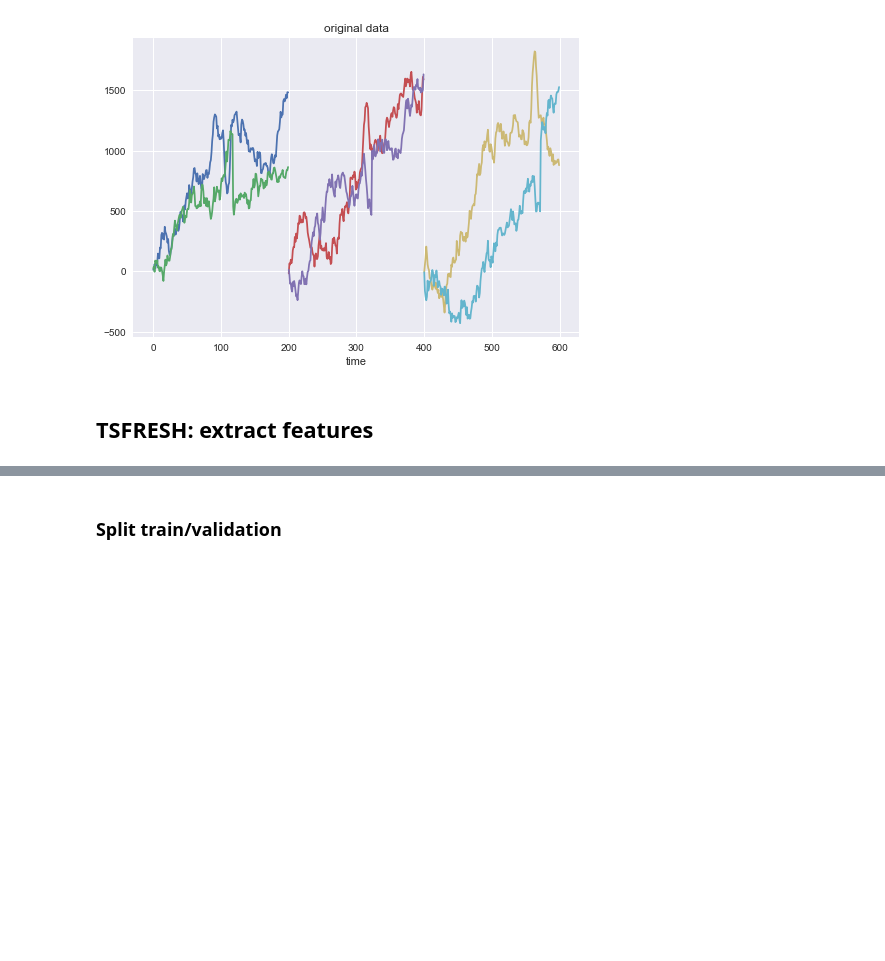
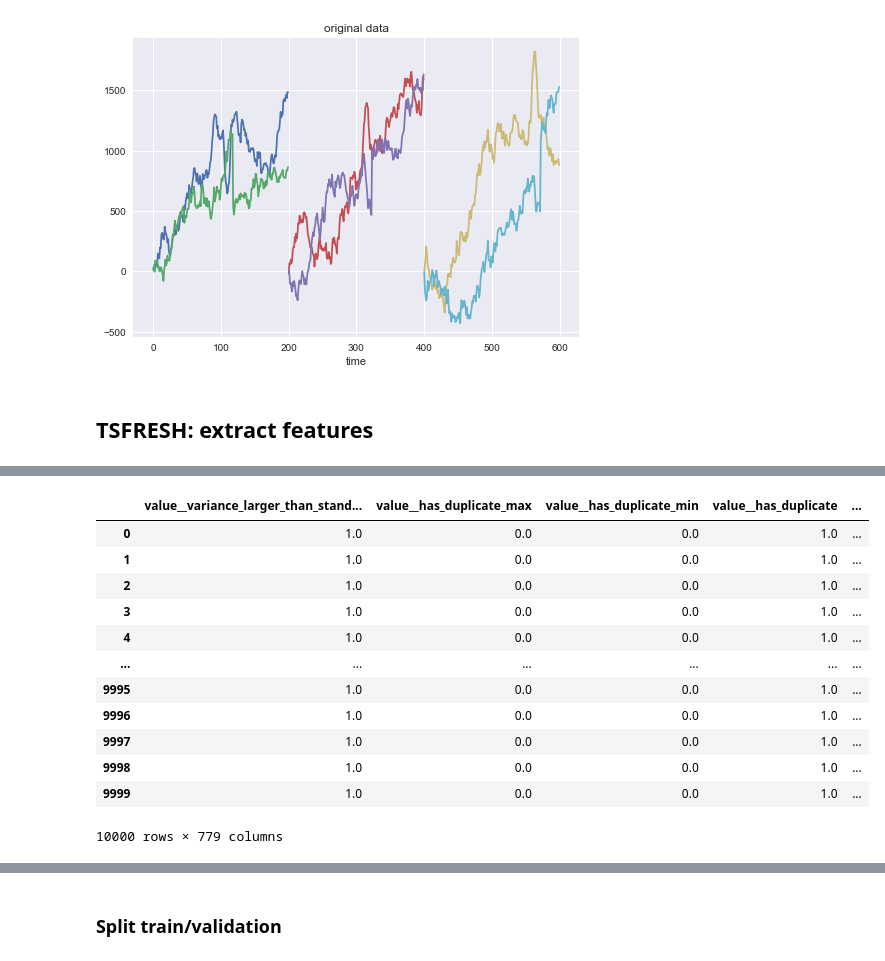
Before and after one commit to emersonvero/LoCP2, a Jupyter notebook: 04_XGBoost/2219_assignment_04.ipynb, the cells around one changed output, grey strips where cells are left out. Cells and saved outputs as stored; diff of their text form; code cells hidden in the pictures; blank space fills up the shorter version.

```diff
--- a/04_XGBoost/2219_assignment_04.ipynb
+++ b/04_XGBoost/2219_assignment_04.ipynb
@@ -40,6 +40,7 @@ fnamey='DATA/y_'+str0
 x=np.load(fnamex)
 y=np.load(fnamey)
 
+'''
 #rearranging the labels to be unidimensional
 y_2=[]
 for i in range(len(y)):
@@ -48,8 +49,10 @@ for i in range(len(y)):
             y_2.append(j)
 
 y=np.array(y_2)
+'''
 
-N,L = len(x), len(x[0])
+n_class = 3
+N,L,D = len(x), len(x[0]), x.shape[2]
 
 """
 we split the data after
@@ -58,4 +61,7 @@ N_train= int(N*0.8)
 x_train,y_train = x[:N_train],y[:N_train]
 x_test,y_test = x[N_train:],y[N_train:]
 """
+
+print(x.shape)
+print(y.shape)
 # %% [output]
@@ -95,3 +102,8 @@ def get_df(x):
 
     #return dataframe
     return pd.DataFrame(x_dict)
+# %%
+#first timeserie
+
+df1=get_df(x[:,:,0])
+df1
@@ -102,7 +141,7 @@ ValueError: All arrays must be of the same length
 # %%
 #extract features
-x_features = extract_features(
-                            df, #our dataframe
+x_features1 = extract_features(
+                            df1, #our dataframe
                             column_id='id', #sample id, from 0 to N
                             column_sort='time', #timestep, from 0 to t
                             column_kind=None, #we have only one feature
@@ -111,7 +158,24 @@ x_features = extract_features(
 # %%
 #remove columns with NaN or inf
-x_features.replace([np.inf, -np.inf], np.nan)
-x_features = x_features.dropna(axis='columns')
+x_features1.replace([np.inf, -np.inf], np.nan)
+x_features1 = x_features1.dropna(axis='columns')
+
+x_features2.replace([np.inf, -np.inf], np.nan)
+x_features2 = x_features2.dropna(axis='columns')
 # %%
 #look at clean x_features
-x_features
+x_features1
+# %% [output]
+|  | value__variance_larger_than_stand... | value__has_duplicate_max | value__has_duplicate_min | value__has_duplicate | ... |
+| 0 | 1.0 | 0.0 | 0.0 | 1.0 | ... |
+| 1 | 1.0 | 0.0 | 0.0 | 1.0 | ... |
+| 2 | 1.0 | 0.0 | 0.0 | 1.0 | ... |
+| 3 | 1.0 | 0.0 | 0.0 | 1.0 | ... |
+| 4 | 1.0 | 0.0 | 0.0 | 1.0 | ... |
+| ... | ... | ... | ... | ... | ... |
+| 9995 | 1.0 | 0.0 | 0.0 | 1.0 | ... |
+| 9996 | 1.0 | 0.0 | 0.0 | 1.0 | ... |
+| 9997 | 1.0 | 0.0 | 0.0 | 1.0 | ... |
+| 9998 | 1.0 | 0.0 | 0.0 | 1.0 | ... |
+| 9999 | 1.0 | 0.0 | 0.0 | 1.0 | ... |
+10000 rows × 779 columns
```
Also changed, not shown: parts of 14 cells of this notebook.
